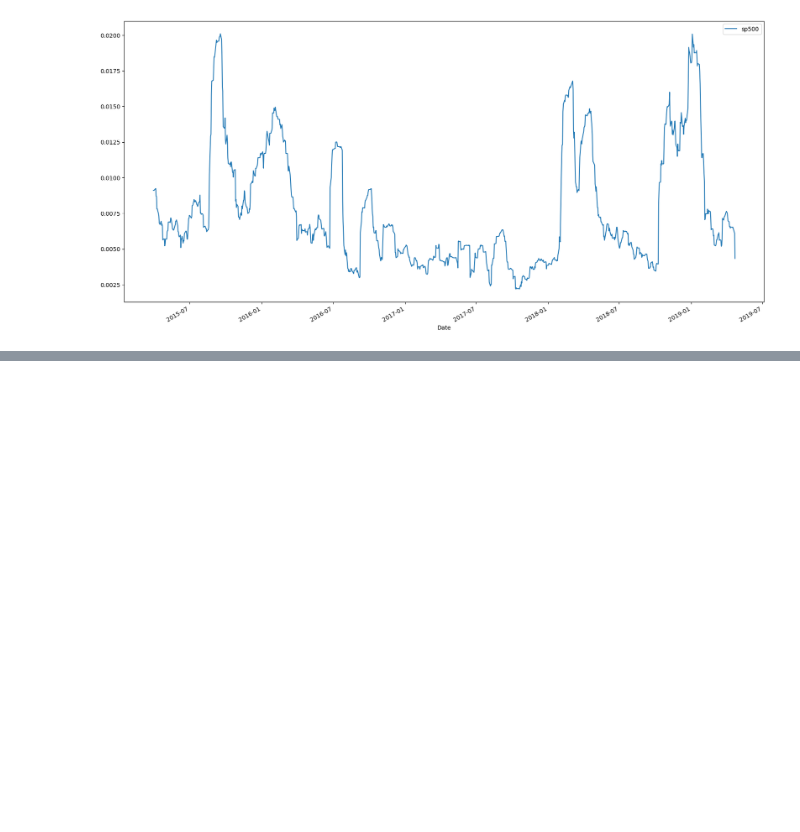
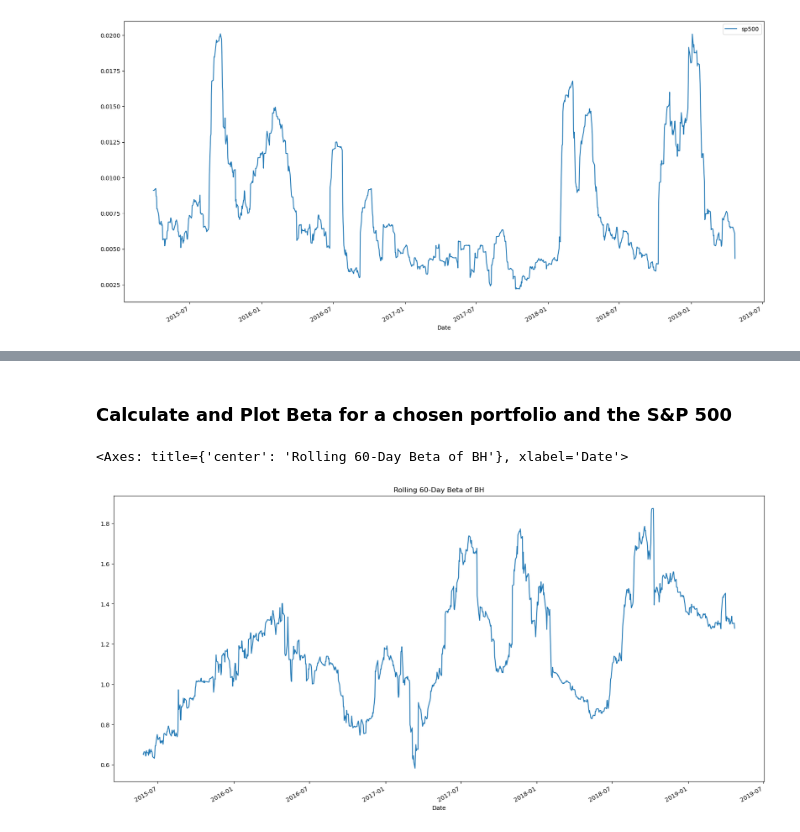
Before and after one commit to Marie462012/Portfolio-Analysis---A-Whale-Off, a Jupyter notebook: whale_analysis.ipynb, the cells around one changed output, grey strips where cells are left out. Saved outputs shown, nothing was run; the diff lists cells and outputs as text; code cells hidden in the pictures; blank space fills up the shorter version.

```diff
--- a/whale_analysis.ipynb
+++ b/whale_analysis.ipynb
@@ -207,0 +304,16 @@ df_daily.plot(kind="scatter", y = "Algo 2", x = "sp500", figsize = (20,10))
+# %% [markdown]
+### Calculate and Plot Beta for a chosen portfolio and the S&P 500
+# %%
+# Calculate covariance of a single portfolio
+rolling_covariance = df_daily['BERKSHIRE HATHAWAY INC'].rolling(window=60).cov(df_daily['sp500'])
+
+# Calculate variance of S&P 500
+rolling_variance = df_daily['sp500'].rolling(window=60).var()
+# Computing beta
+rolling_beta = rolling_covariance / rolling_variance
+
+# Plot beta trend
+rolling_beta.plot(figsize=(20, 10), title='Rolling 60-Day Beta of BH')
+# %% [output]
+<Axes: title={'center': 'Rolling 60-Day Beta of BH'}, xlabel='Date'>
+[figure, added]
```
Also changed, not shown: parts of 65 cells of this notebook.
